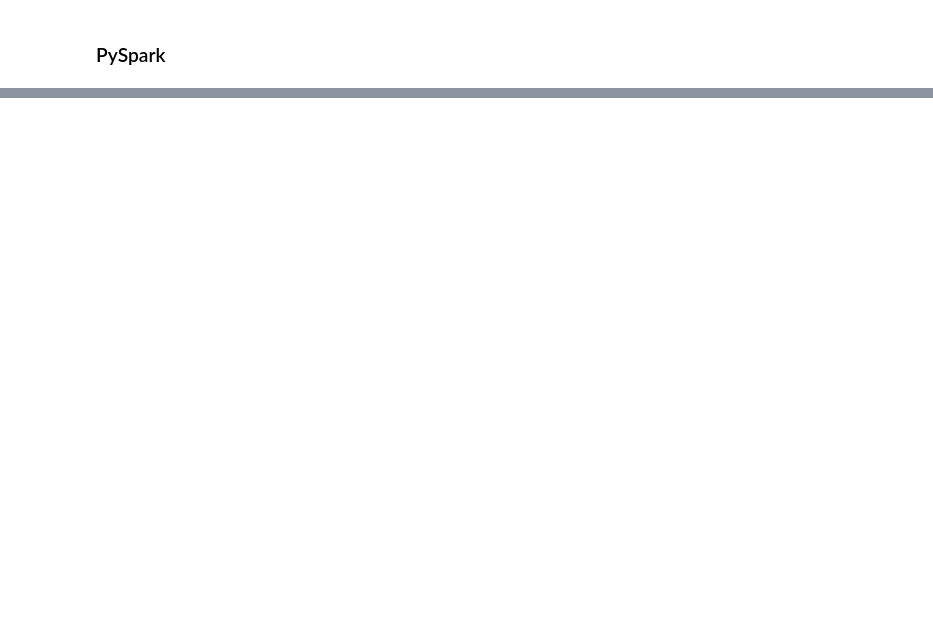
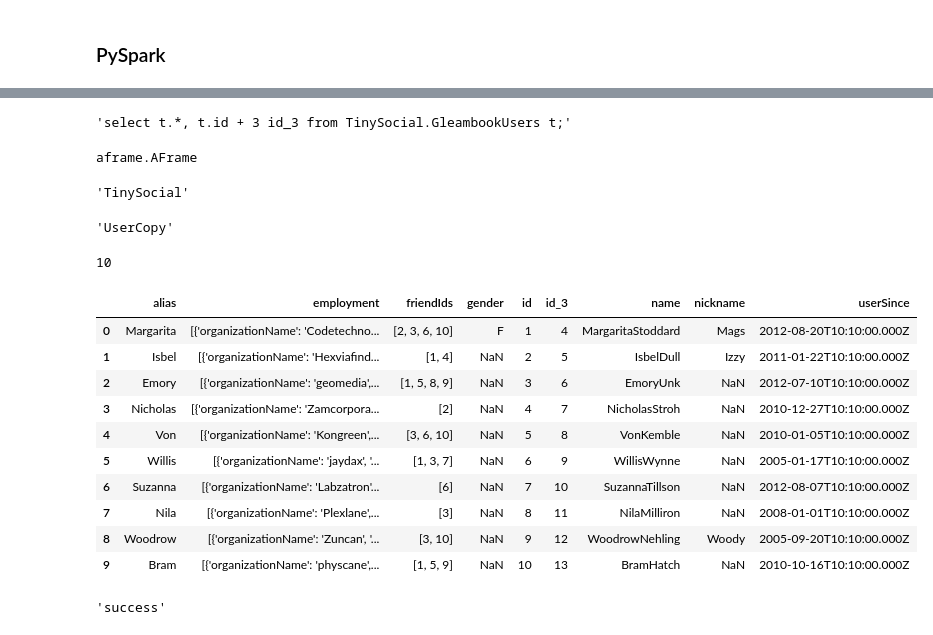
Before and after one commit to psinthong/AFrame, a Jupyter notebook: AFrame-Functions.ipynb, the cells around one changed output, grey strips where cells are left out. Cells and saved outputs as stored; diff of their text form; code cells hidden in the pictures; blank space fills up the shorter version.

Commit message:
added persist method

```diff
--- a/AFrame-Functions.ipynb
+++ b/AFrame-Functions.ipynb
@@ -198,0 +222,2 @@ af.AFrame.unnest(user_af['friendIds']).collect()
+# %%
+user_af['id'].add(3).head()
@@ -198,0 +240,3 @@ af.AFrame.unnest(user_af['friendIds']).collect()
+# %%
+tmp = user_af.withColumn('id_3', user_af['id']+3)
+tmp.head()
@@ -198,0 +251,40 @@ af.AFrame.unnest(user_af['friendIds']).collect()
+# %%
+tmp.query
+# %% [output]
+'select t.*, t.id + 3 id_3 from TinySocial.GleambookUsers t;'
+# %%
+new_af = tmp.persist('UserCopy')
+# %%
+type(new_af)
+# %% [output]
+aframe.AFrame
+# %%
+new_af._dataverse
+# %% [output]
+'TinySocial'
+# %%
+new_af._dataset
+# %% [output]
+'UserCopy'
+# %%
+len(new_af)
+# %% [output]
+10
+# %%
+new_af.toPandas()
+# %% [output]
+|  | alias | employment | friendIds | gender | id | id_3 | name | nickname | userSince |
+| 0 | Margarita | [{'organizationName': 'Codetechno... | [2, 3, 6, 10] | F | 1 | 4 | MargaritaStoddard | Mags | 2012-08-20T10:10:00.000Z |
+| 1 | Isbel | [{'organizationName': 'Hexviafind... | [1, 4] | NaN | 2 | 5 | IsbelDull | Izzy | 2011-01-22T10:10:00.000Z |
+| 2 | Emory | [{'organizationName': 'geomedia',... | [1, 5, 8, 9] | NaN | 3 | 6 | EmoryUnk | NaN | 2012-07-10T10:10:00.000Z |
+| 3 | Nicholas | [{'organizationName': 'Zamcorpora... | [2] | NaN | 4 | 7 | NicholasStroh | NaN | 2010-12-27T10:10:00.000Z |
+| 4 | Von | [{'organizationName': 'Kongreen',... | [3, 6, 10] | NaN | 5 | 8 | VonKemble | NaN | 2010-01-05T10:10:00.000Z |
+| 5 | Willis | [{'organizationName': 'jaydax', '... | [1, 3, 7] | NaN | 6 | 9 | WillisWynne | NaN | 2005-01-17T10:10:00.000Z |
+| 6 | Suzanna | [{'organizationName': 'Labzatron'... | [6] | NaN | 7 | 10 | SuzannaTillson | NaN | 2012-08-07T10:10:00.000Z |
+| 7 | Nila | [{'organizationName': 'Plexlane',... | [3] | NaN | 8 | 11 | NilaMilliron | NaN | 2008-01-01T10:10:00.000Z |
+| 8 | Woodrow | [{'organizationName': 'Zuncan', '... | [3, 10] | NaN | 9 | 12 | WoodrowNehling | Woody | 2005-09-20T10:10:00.000Z |
+| 9 | Bram | [{'organizationName': 'physcane',... | [1, 5, 9] | NaN | 10 | 13 | BramHatch | NaN | 2010-10-16T10:10:00.000Z |
+# %%
+af.AFrame.drop(new_af._dataverse, new_af._dataset)
+# %% [output]
+'success'
```
Also changed, not shown: parts of 13 cells of this notebook, 2 other files.
